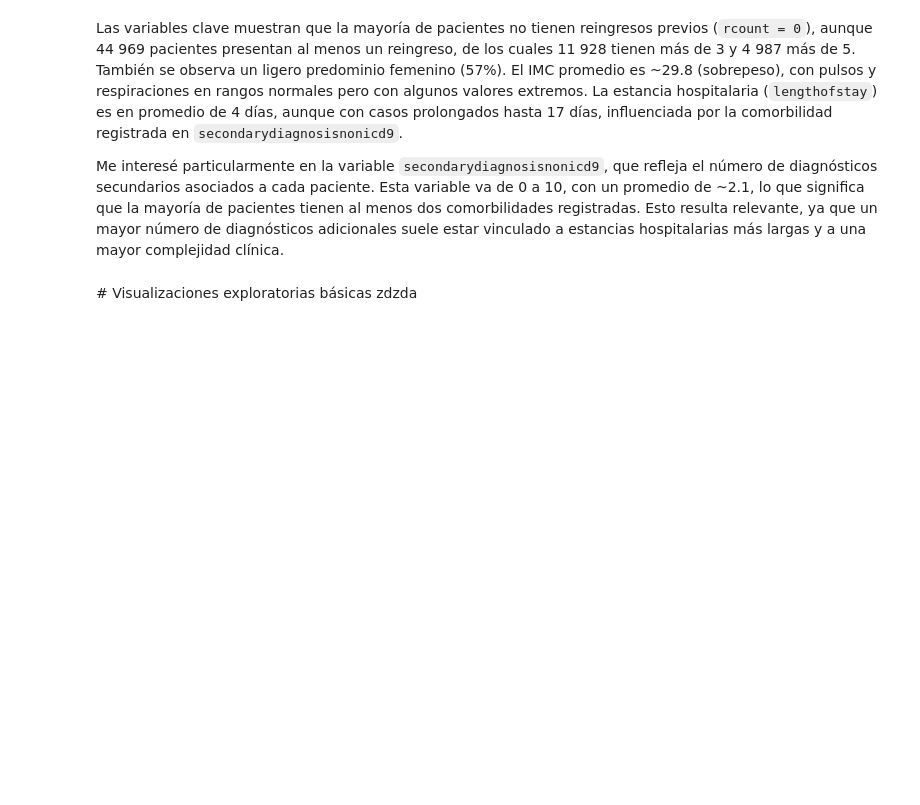
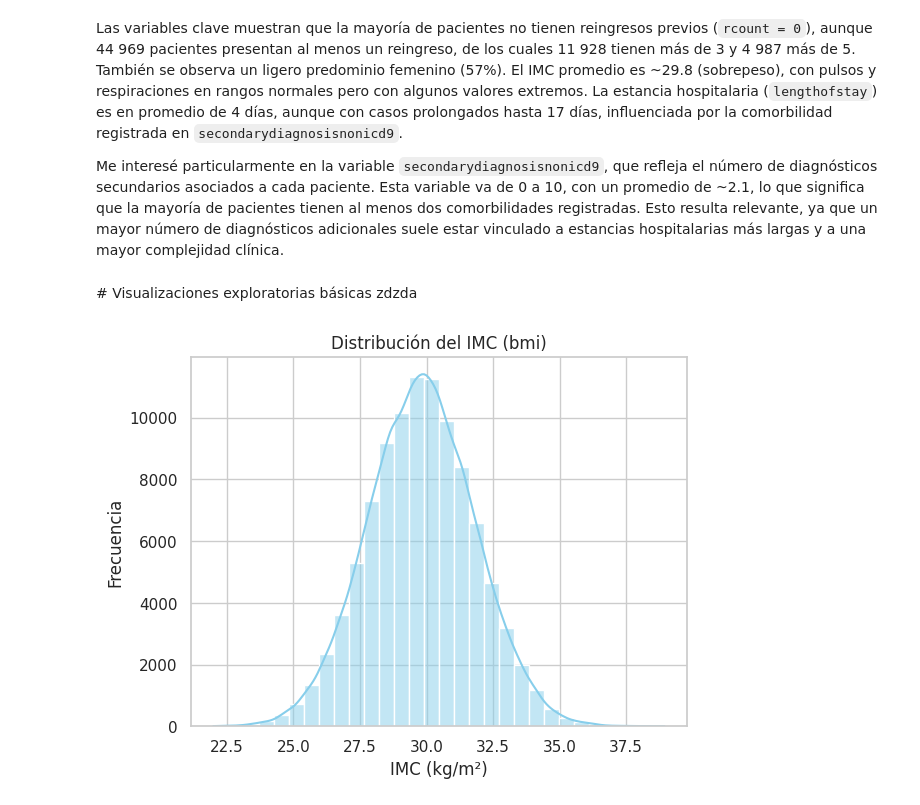
Before and after one commit to totox35/CiencasDatos_UdeA_GIRAULT, a Jupyter notebook: sesiones_practicas/sc_1_GIRAULT_sesion.ipynb, the cells around one changed output. Drawn from its saved outputs; the diff is of its cells as text; code cells hidden in the pictures; blank space fills up the shorter version.

Commit message:
added visualls and analyzed it

```diff
--- a/sesiones_practicas/sc_1_GIRAULT_sesion.ipynb
+++ b/sesiones_practicas/sc_1_GIRAULT_sesion.ipynb
@@ -274,3 +274,12 @@ Me interesé particularmente en la variable `secondarydiagnosisnonicd9`, que ref
 # %% [markdown]
 # Visualizaciones exploratorias básicas
 zdzda
+# %%
+# Histograma: distribución de IMC (bmi)
+sns.histplot(df['bmi'], bins=30, kde=True, color='skyblue')
+plt.title("Distribución del IMC (bmi)")
+plt.xlabel("IMC (kg/m²)")
+plt.ylabel("Frecuencia")
+plt.show()
+# %% [output]
+[figure, added]
```
Also changed, not shown: parts of 12 cells of this notebook.
